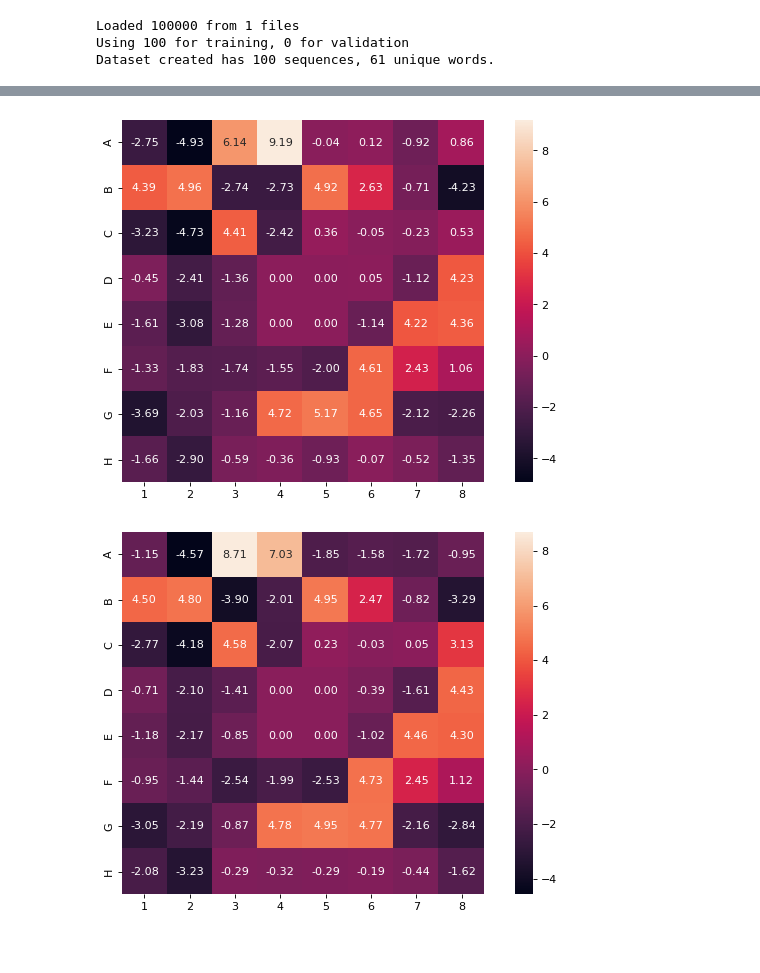
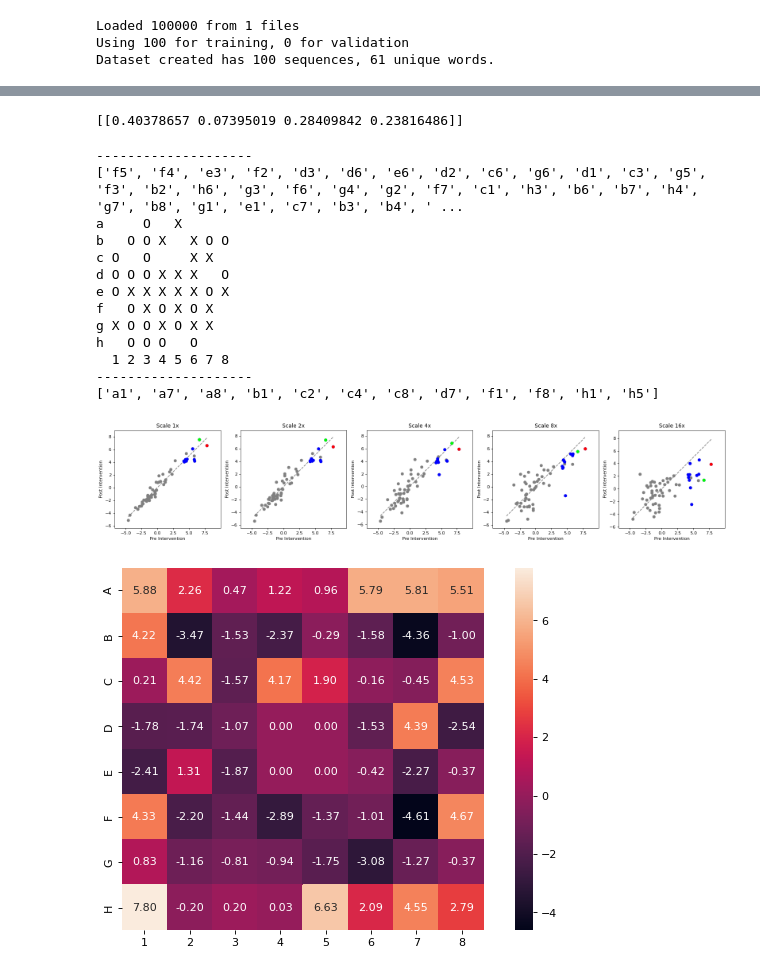
Before and after one commit to icemoon97/othello_world, a Jupyter notebook: probing_playertype.ipynb, the cells around one changed output, grey strips where cells are left out. Saved outputs shown, nothing was run; the diff lists cells and outputs as text; code cells hidden in the pictures.

Commit message:
new visualizations for probes

```diff
--- a/probing_playertype.ipynb
+++ b/probing_playertype.ipynb
@@ -450,18 +450,18 @@ def linear_playertype_intervention(models, device, probes, completion, player_ty
 
         # at starting layer, we set up the intervention by doing a forward pass up to the starting layer
         if i == 0:
-            print("setting up intervention starting at layer", layer)
+            # print("setting up intervention starting at layer", layer)
             whole_mid_act = models[layer_range.start].forward_1st_stage(partial_game[None, :])  # [B, T, F=512]
 
             mid_act = whole_mid_act[0, -1]
             pre_intv_logits = p(mid_act[None, :])[0].squeeze(0)  # [1, 4]
             labels_pre_intv = pre_intv_logits.detach().argmax(dim=-1)
             # print("pre-intv label:", labels_pre_intv.item())
-            print(pre_intv_logits.detach().cpu().numpy())
+            # print(pre_intv_logits.detach().cpu().numpy())
 
         # after starting layer, use forward_2nd_stage to get to next layer
         else:
-            print("LAYER", layer)
+            # print("LAYER", layer)
             whole_mid_act = models[layer_range.start].forward_2nd_stage(whole_mid_act, layer-1, layer)[0]  # [1, T, F=512]
 
         # cut out most recent features and check probe prediction
@@ -481,10 +481,10 @@ def linear_playertype_intervention(models, device, probes, completion, player_ty
         # linear intervention
         steering_vector = p.proj.weight.data[player_type_target]
         new_mid_act += steering_vector * scale
-        new_mid_act -= p.proj.weight.data[1] * scale
+        new_mid_act -= p.proj.weight.data[2] * scale
 
-        post_intv_logits = p(new_mid_act[None, :])[0].squeeze(0) # [1, 4]
-        print(post_intv_logits.detach().cpu().numpy())
+        # post_intv_logits = p(new_mid_act[None, :])[0].squeeze(0) # [1, 4]
+        # print(post_intv_logits.detach().cpu().numpy())
 
         # swap in
         whole_mid_act[0, -1] = new_mid_act
@@ -502,7 +541,8 @@ Loaded 100000 from 1 files
 Using 100 for training, 0 for validation
 Dataset created has 100 sequences, 61 unique words.
 # %%
-completion = othello[2][:20]
+completion = othello[1][:40]
+# completion = games[0][:20]
 
 ob = OthelloBoardState()
 ob.update(completion)
@@ -526,3 +565,0 @@ h
-# %%
-player_type_target = 0
-pre, post = linear_playertype_intervention(models, device, probes, completion, player_type_target, scale=2)
@@ -565,6 +566,45 @@ plt.show()
+# %%
+print(get_playertype_logits(models, device, probes, completion, 6, softmax=True))
+# %% [output]
+[[0.40378657 0.07395019 0.28409842 0.23816486]]
+# %%
+ob = OthelloBoardState()
+ob.update(completion)
+ob.__print__()
+valid_moves = ob.get_valid_moves()
+print([permit_reverse(x) for x in valid_moves])
+
+fig, axs = plt.subplots(1, 5, figsize=(20, 4), dpi=80, facecolor='w', edgecolor='k')
+
+# Loop to plot each subplot
+for i, ax in enumerate(axs):
+    scale = 2**i
+
+    player_type_target = 3
+    pre, post = linear_playertype_intervention(models, device, probes, completion, player_type_target, scale=scale)
+    x, y = pre[1:], post[1:]
+
+    plot_playertype_intervention(ax, pre, post, valid_moves, prev_best=2)
+    ax.set_title(f"Scale {scale}x")
+
+plt.tight_layout()
+plt.show()
+# %% [output]
+--------------------
+['f5', 'f4', 'e3', 'f2', 'd3', 'd6', 'e6', 'd2', 'c6', 'g6', 'd1', 'c3', 'g5', 'f3', 'b2', 'h6', 'g3', 'f6', 'g4', 'g2', 'f7', 'c1', 'h3', 'b6', 'b7', 'h4', 'g7', 'b8', 'g1', 'e1', 'c7', 'b3', 'b4', ' ...
+a     O   X
+b   O O X   X O O
+c O   O     X X
+d O O O X X X   O
+e O X X X X X O X
+f   O X O X O X
+g X O O X O X X
+h   O O O   O
+  1 2 3 4 5 6 7 8
+--------------------
+['a1', 'a7', 'a8', 'b1', 'c2', 'c4', 'c8', 'd7', 'f1', 'f8', 'h1', 'h5']
+[figure, added]
 # %%
 fig = draw_heatmap_from_tokens(pre)
-fig = draw_heatmap_from_tokens(post)
 # %% [output]
-[figure, old version]
+[figure, new version]
-[figure, removed]
```
Also changed, not shown: parts of 18 cells of this notebook.
